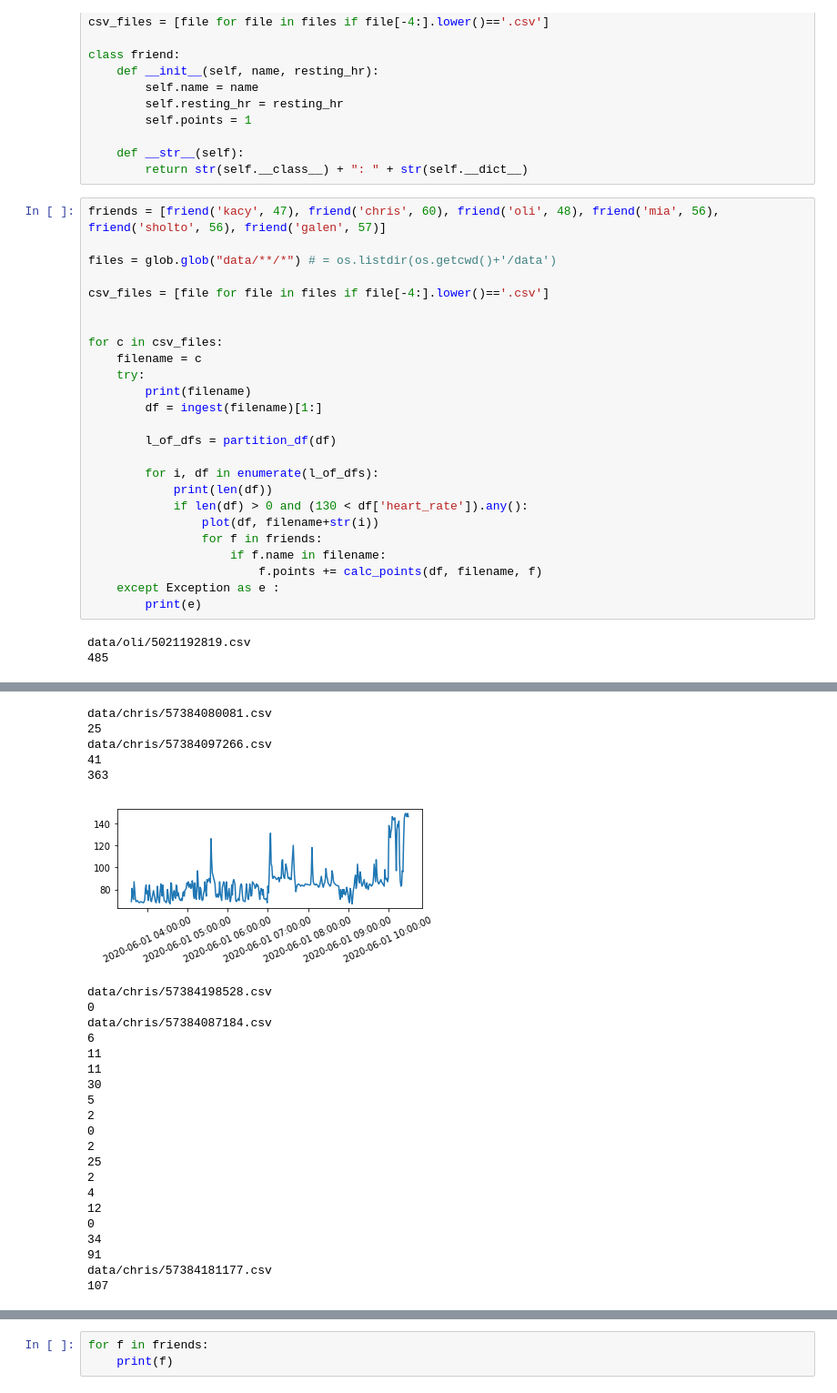
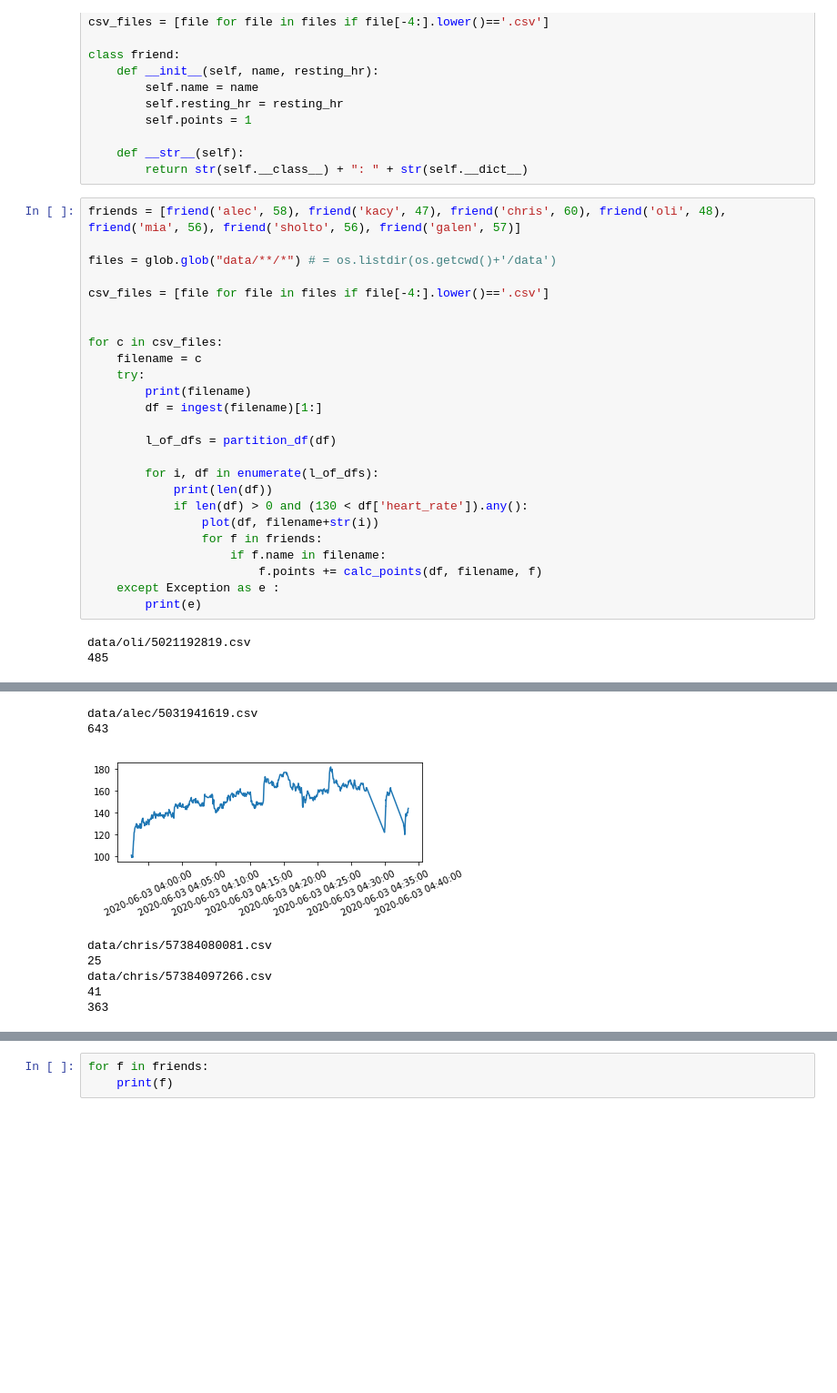
Before and after one commit to sholtodouglas/heartRateChallenge, a Jupyter notebook: parsing.ipynb, the cells around one changed output, grey strips where cells are left out. Shown: that part at 91% size. Drawn from its saved outputs; the diff is of its cells as text; blank space fills up the shorter version.

```diff
--- a/parsing.ipynb
+++ b/parsing.ipynb
@@ -196,60 +196,42 @@ class friend:
     def __str__(self):
         return str(self.__class__) + ": " + str(self.__dict__)
 # %%
-friends = [friend('kacy', 47), friend('chris', 60), friend('oli', 48), friend('mia', 56), friend('sholto', 56), friend('galen', 57)]
+friends = [friend('alec', 58), friend('kacy', 47), friend('chris', 60), friend('oli', 48), friend('mia', 56), friend('sholto', 56), friend('galen', 57)]
 
 files = glob.glob("data/**/*") # = os.listdir(os.getcwd()+'/data')
 
 csv_files = [file for file in files if file[-4:].lower()=='.csv']
 
 
 for c in csv_files:
     filename = c
     try:
         print(filename)
         df = ingest(filename)[1:]
 
         l_of_dfs = partition_df(df)
 
         for i, df in enumerate(l_of_dfs):
             print(len(df))
             if len(df) > 0 and (130 < df['heart_rate']).any():
                 plot(df, filename+str(i))
                 for f in friends:
                     if f.name in filename:
                         f.points += calc_points(df, filename, f)
     except Exception as e :
         print(e)
 # %% [output]
 data/oli/5021192819.csv
 485
 [figure]
 data/oli/5031939967.csv
 269
 [figure]
-data/chris/57384080081.csv
-25
-data/chris/57384097266.csv
-41
-363
+data/alec/5031941619.csv
+643
-[figure, old version]
+[figure, new version]
-data/chris/57384198528.csv
-0
-data/chris/57384087184.csv
-6
-11
-11
-30
-5
-2
-0
-2
+data/chris/57384080081.csv
 25
-2
-4
-12
-0
-34
-91
-data/chris/57384181177.csv
-107
+data/chris/57384097266.csv
+41
+363
```
Also changed, not shown: parts of 3 cells of this notebook, 4 other files.
